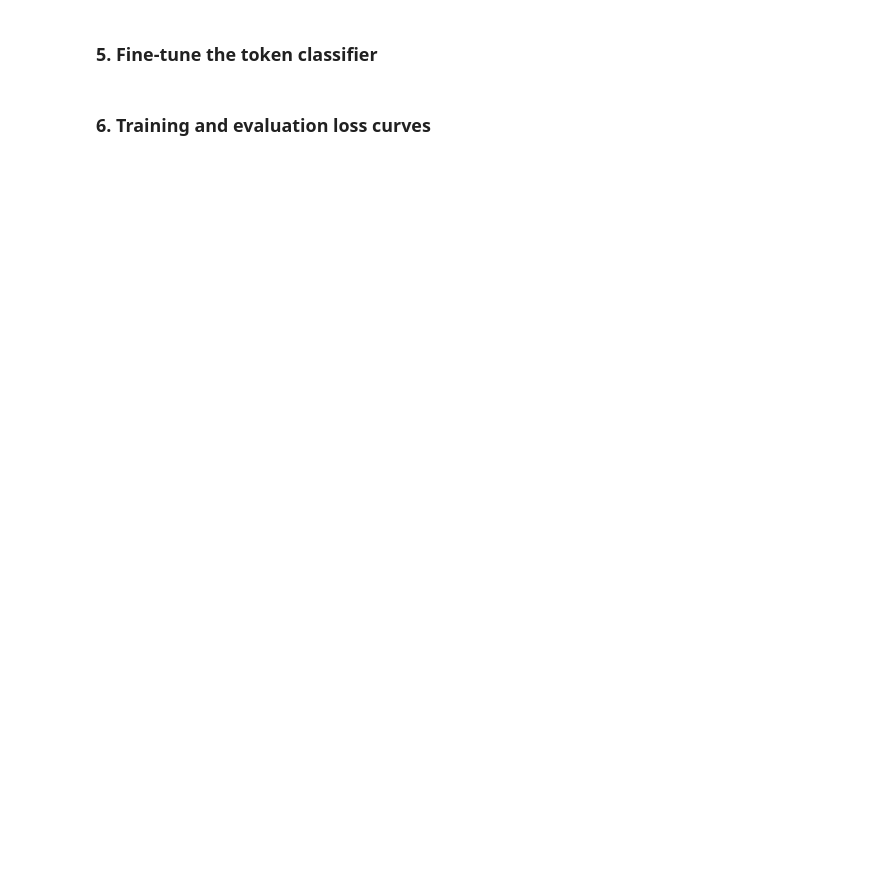
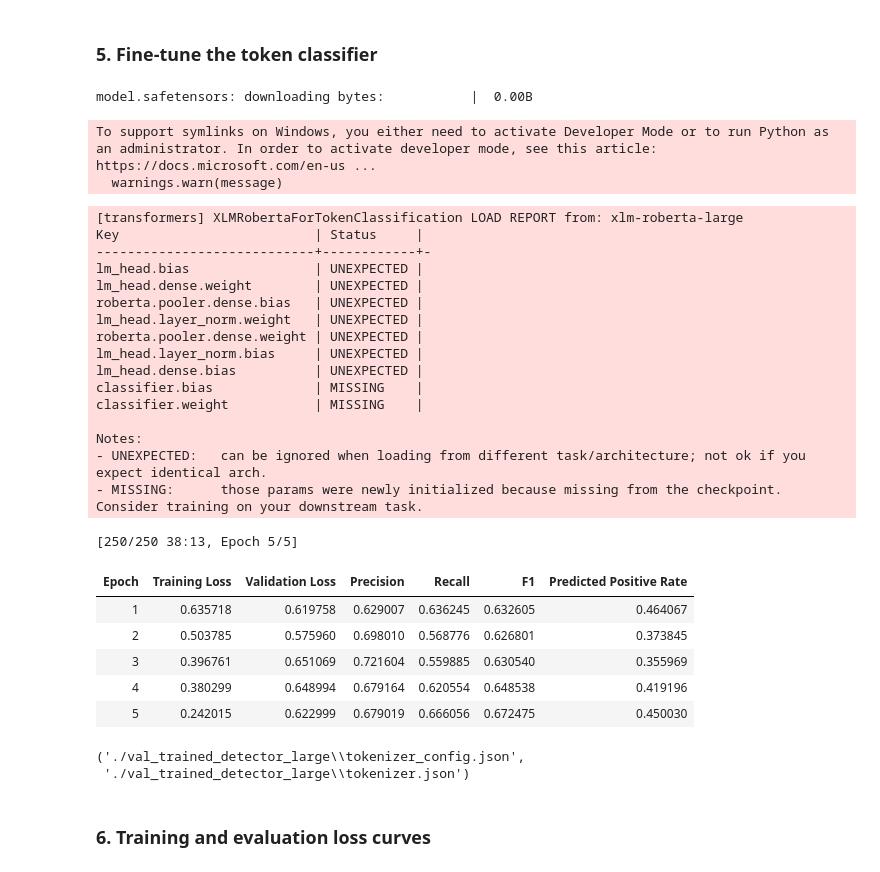
Before and after one commit to Aditya0135/VeriLLM, a Jupyter notebook: research/validation_trained_classifier.ipynb, the cells around one changed output. Saved outputs shown, nothing was run; the diff lists cells and outputs as text; code cells hidden in the pictures; blank space fills up the shorter version.

```diff
--- a/research/validation_trained_classifier.ipynb
+++ b/research/validation_trained_classifier.ipynb
@@ -53,11 +53,9 @@ from transformers import (
 
 # ---- configuration ---------------------------------------------------------
 
-# bert-base-multilingual-uncased is already in the local HF cache, so this runs
-# offline out of the box. The task paper reports BERT-family bases underperform
 # here; "xlm-roberta-base" is a one-line swap and the rest of the code is
-# unchanged, because only the offset mapping matters.
-MODEL_NAME = "bert-base-multilingual-uncased"
+
+MODEL_NAME = "xlm-roberta-large"
 
 MAX_LENGTH = 512
 EVAL_FRACTION = 0.2
@@ -68,8 +66,8 @@ SEED = 42
 OFFICIAL_CUTOFF = 0.5
 
 # New output paths: nothing here overwrites artefacts from the other notebook.
-OUTPUT_DIR = "./val-trained-detector"
-FINAL_MODEL_DIR = "./val_trained_detector"
+OUTPUT_DIR = "./val-trained-detector-large"
+FINAL_MODEL_DIR = "./val_trained_detector_large"
 
 DEVICE = "cuda" if torch.cuda.is_available() else "cpu"
 
@@ -104,11 +113,6 @@ against, and what a soft-label loss would need.
 def gold_hard_char_labels(row):
     """
     Expand a row's gold `hard_labels` spans into a per-character 0/1 array.
-
-    The spans are half-open `[start, end)` character offsets into the *raw*
-    `model_output_text`. Ends are clamped to the text length defensively; the
-    official data is consistent, but an off-by-one here would silently shift
-    every token label.
 
     Args:
         row (dict): a labelled Mu-SHROOM row.
@@ -133,10 +137,6 @@ def gold_hard_char_labels(row):
 def gold_soft_char_probs(row):
     """
     Expand a row's gold `soft_labels` into a per-character probability vector.
-
-    Each segment carries the fraction of annotators who marked those characters.
-    Characters covered by no segment stay at 0.0, which is exactly how the
-    official scorer builds its reference vector.
 
     Args:
         row (dict): a labelled Mu-SHROOM row.
@@ -172,15 +176,6 @@ tokenizer = AutoTokenizer.from_pretrained(MODEL_NAME)
 def tokenize_and_align_labels(example):
     """
     Tokenise one answer and project its gold character labels onto tokens.
-
-    The fast tokenizer's offset mapping gives the character span each token
-    covers; a token is labelled 1 when **any** of its characters is
-    hallucinated. Special tokens carry an empty `(0, 0)` offset and get -100 so
-    the loss skips them.
-
-    No padding is applied here — `DataCollatorForTokenClassification` pads per
-    batch, which is faster than padding every row to `MAX_LENGTH` and pads the
-    label sequence with -100 automatically.
 
     Args:
         example (dict): a labelled row with `model_output_text` and
@@ -301,22 +300,6 @@ print(f"\ntoken class balance in the training portion: "
 def compute_metrics(eval_pred):
     """
     Positive-class precision / recall / F1 for token classification.
-
-    Flattens the batch, drops the -100 positions, and also reports how often the
-    model predicts class 1 at all. That last number is the quickest way to spot
-    a model that has collapsed to the majority class — loss alone will not show
-    it, since predicting "clean" everywhere already scores well.
-
-    Args:
-        eval_pred (tuple): `(logits, labels)` from the Trainer, shaped
-            `(rows, seq_len, 2)` and `(rows, seq_len)`.
-
-    Returns:
-        dict: precision, recall, f1, predicted_positive_rate.
-
-    Example:
-        >>> sorted(compute_metrics((logits, labels)))
-        ['f1', 'precision', 'predicted_positive_rate', 'recall']
     """
     logits, labels = eval_pred
 
@@ -354,33 +337,62 @@ training_args = TrainingArguments(
     per_device_eval_batch_size=8,
     num_train_epochs=5,
     weight_decay=0.01,
     eval_strategy="epoch",
     save_strategy="epoch",
     logging_steps=10,
     load_best_model_at_end=True,
     # eval_loss would rank a do-nothing model highly on this class balance
     metric_for_best_model="f1",
     greater_is_better=True,
     save_total_limit=2,
     report_to="none",
     seed=SEED,
     fp16=(DEVICE == "cuda"),
 )
 
 trainer = Trainer(
     model=model,
     args=training_args,
     train_dataset=train_dataset,
     eval_dataset=eval_dataset,
     processing_class=tokenizer,
     data_collator=DataCollatorForTokenClassification(tokenizer=tokenizer),
     compute_metrics=compute_metrics,
 )
 
 trainer.train()
 
 trainer.save_model(FINAL_MODEL_DIR)
 tokenizer.save_pretrained(FINAL_MODEL_DIR)
+# %% [output]
+model.safetensors: downloading bytes:           |  0.00B
+To support symlinks on Windows, you either need to activate Developer Mode or to run Python as an administrator. In order to activate developer mode, see this article: https://docs.microsoft.com/en-us ...
+  warnings.warn(message)
+[transformers] XLMRobertaForTokenClassification LOAD REPORT from: xlm-roberta-large
+Key                         | Status     |
+----------------------------+------------+-
+lm_head.bias                | UNEXPECTED |
+lm_head.dense.weight        | UNEXPECTED |
+roberta.pooler.dense.bias   | UNEXPECTED |
+lm_head.layer_norm.weight   | UNEXPECTED |
+roberta.pooler.dense.weight | UNEXPECTED |
+lm_head.layer_norm.bias     | UNEXPECTED |
+lm_head.dense.bias          | UNEXPECTED |
+classifier.bias             | MISSING    |
+classifier.weight           | MISSING    |
+
+Notes:
+- UNEXPECTED:   can be ignored when loading from different task/architecture; not ok if you expect identical arch.
+- MISSING:      those params were newly initialized because missing from the checkpoint. Consider training on your downstream task.
+[250/250 38:13, Epoch 5/5]
+| Epoch | Training Loss | Validation Loss | Precision | Recall | F1 | Predicted Positive Rate |
+| 1 | 0.635718 | 0.619758 | 0.629007 | 0.636245 | 0.632605 | 0.464067 |
+| 2 | 0.503785 | 0.575960 | 0.698010 | 0.568776 | 0.626801 | 0.373845 |
+| 3 | 0.396761 | 0.651069 | 0.721604 | 0.559885 | 0.630540 | 0.355969 |
+| 4 | 0.380299 | 0.648994 | 0.679164 | 0.620554 | 0.648538 | 0.419196 |
+| 5 | 0.242015 | 0.622999 | 0.679019 | 0.666056 | 0.672475 | 0.450030 |
+('./val_trained_detector_large\\tokenizer_config.json',
+ './val_trained_detector_large\\tokenizer.json')
 # %% [markdown]
 ### 6. Training and evaluation loss curves
 # %%
```
Also changed, not shown: parts of 9 cells of this notebook, 13 other files.
